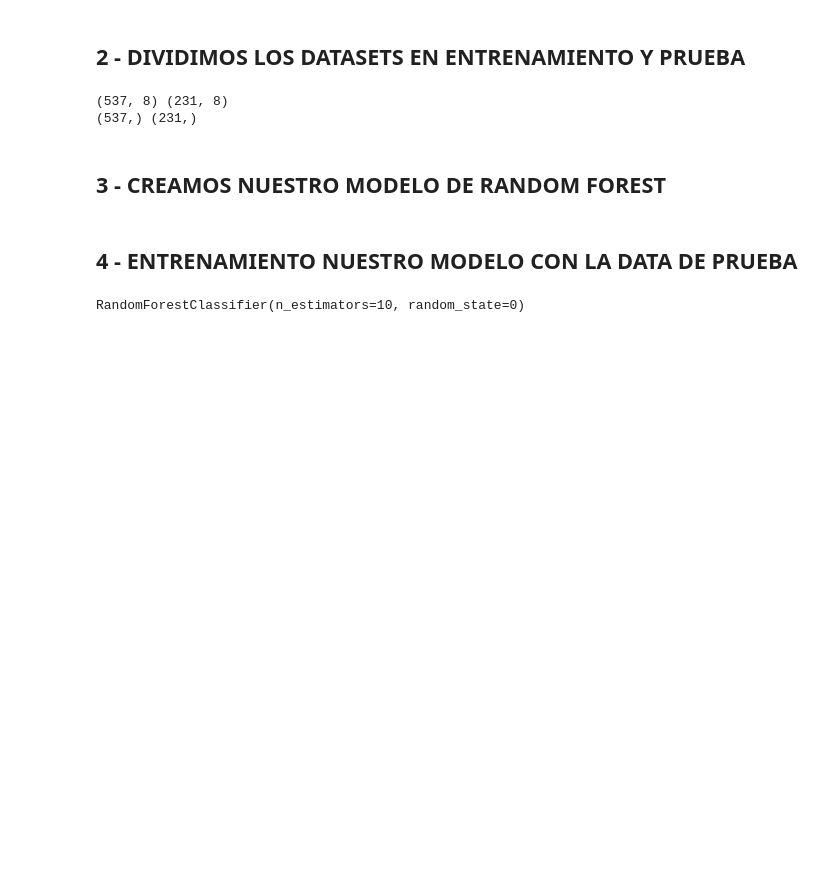
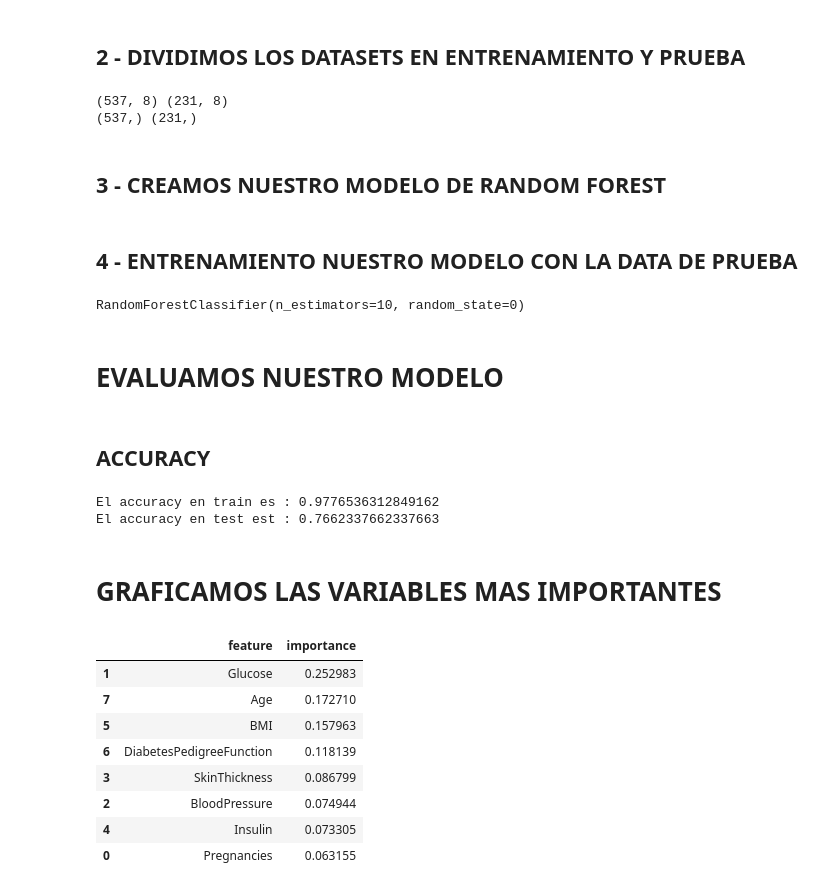
Before and after one commit to cesarmayta/BOOTCAMP_DSG1, a Jupyter notebook: dia3/11_random_forest.ipynb, the cells around one changed output. Drawn from its saved outputs; the diff is of its cells as text; code cells hidden in the pictures; blank space fills up the shorter version.

Commit message:
evaluando nuestro modelo

```diff
--- a/dia3/11_random_forest.ipynb
+++ b/dia3/11_random_forest.ipynb
@@ -122,3 +122,37 @@ random_forest = RandomForestClassifier(n_estimators=10,random_state=00000)
 random_forest.fit(X_train,y_train)
 # %% [output]
 RandomForestClassifier(n_estimators=10, random_state=0)
+# %% [markdown]
+# EVALUAMOS NUESTRO MODELO
+# %% [markdown]
+## ACCURACY
+# %%
+from sklearn.metrics import accuracy_score
+
+y_train_pred = random_forest.predict(X_train)
+y_test_pred = random_forest.predict(X_test)
+
+train_accuracy = accuracy_score(y_train,y_train_pred)
+test_accuracy = accuracy_score(y_test,y_test_pred)
+
+print(f'El accuracy en train es : {train_accuracy}')
+print(f'El accuracy en test est : {test_accuracy}')
+# %% [output]
+El accuracy en train es : 0.9776536312849162
+El accuracy en test est : 0.7662337662337663
+# %% [markdown]
+# GRAFICAMOS LAS VARIABLES MAS IMPORTANTES
+# %%
+feature_importances_df = pd.DataFrame({"feature": list(X.columns),"importance": random_forest.feature_importances_}).sort_values("importance",ascending=False)
+
+feature_importances_df
+# %% [output]
+|  | feature | importance |
+| 1 | Glucose | 0.252983 |
+| 7 | Age | 0.172710 |
+| 5 | BMI | 0.157963 |
+| 6 | DiabetesPedigreeFunction | 0.118139 |
+| 3 | SkinThickness | 0.086799 |
+| 2 | BloodPressure | 0.074944 |
+| 4 | Insulin | 0.073305 |
+| 0 | Pregnancies | 0.063155 |
```
Also changed, not shown: parts of 1 cell of this notebook.
